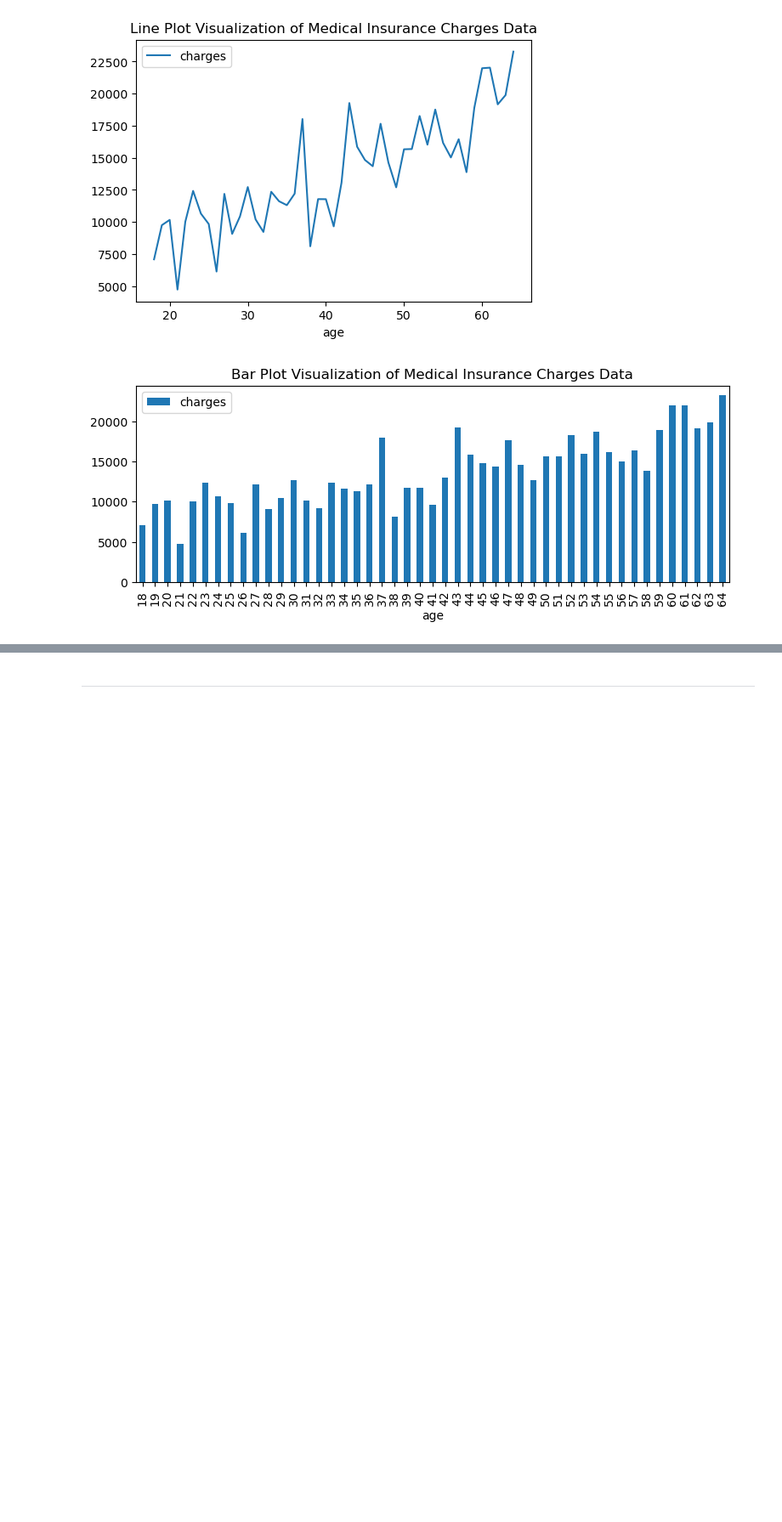
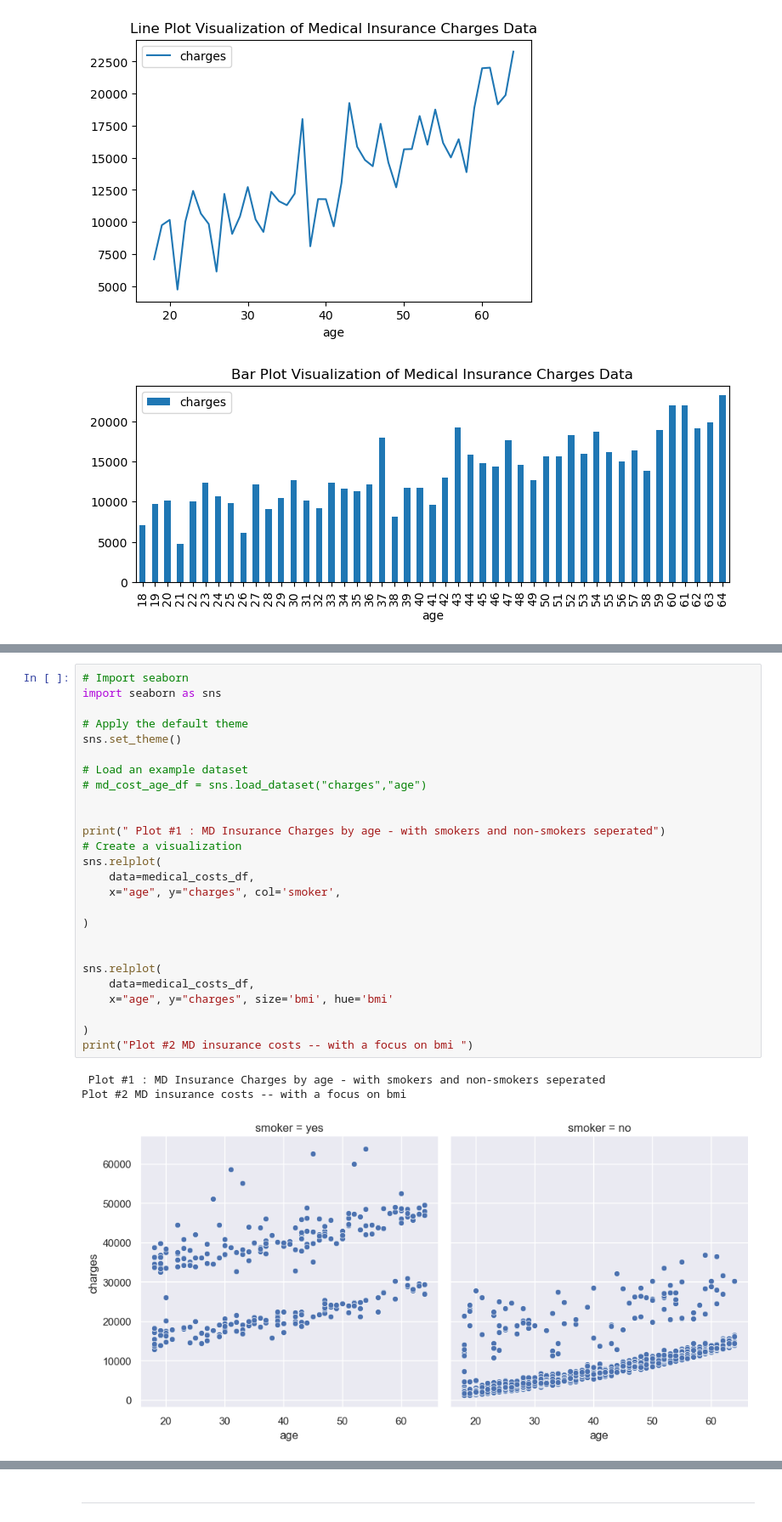
Before and after one commit to najibabounasr/Project_1_Portfolio_Curator-, a Jupyter notebook: portfolio_curator.ipynb, the cells around one changed output, grey strips where cells are left out. Shown at 85% size. Saved outputs shown, nothing was run; the diff lists cells and outputs as text; blank space fills up the shorter version.

```diff
--- a/portfolio_curator.ipynb
+++ b/portfolio_curator.ipynb
@@ -609,0 +613,30 @@ display(md_cost_age_df.plot(
+# %%
+# Import seaborn
+import seaborn as sns
+
+# Apply the default theme
+sns.set_theme()
+
+# Load an example dataset
+# md_cost_age_df = sns.load_dataset("charges","age")
+
+
+print(" Plot #1 : MD Insurance Charges by age - with smokers and non-smokers seperated")
+# Create a visualization
+sns.relplot(
+    data=medical_costs_df,
+    x="age", y="charges", col='smoker',
+
+)
+
+
+sns.relplot(
+    data=medical_costs_df,
+    x="age", y="charges", size='bmi', hue='bmi'
+
+)
+print("Plot #2 MD insurance costs -- with a focus on bmi ")
+# %% [output]
+ Plot #1 : MD Insurance Charges by age - with smokers and non-smokers seperated
+Plot #2 MD insurance costs -- with a focus on bmi
+[figure, added]
```
Also changed, not shown: parts of 7 cells of this notebook, 1 other file.
